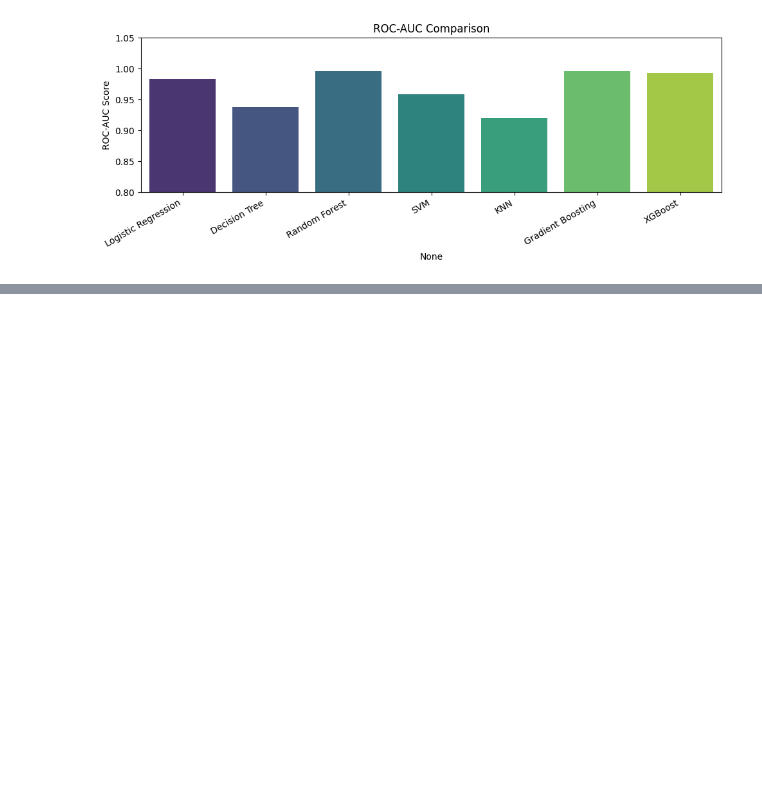
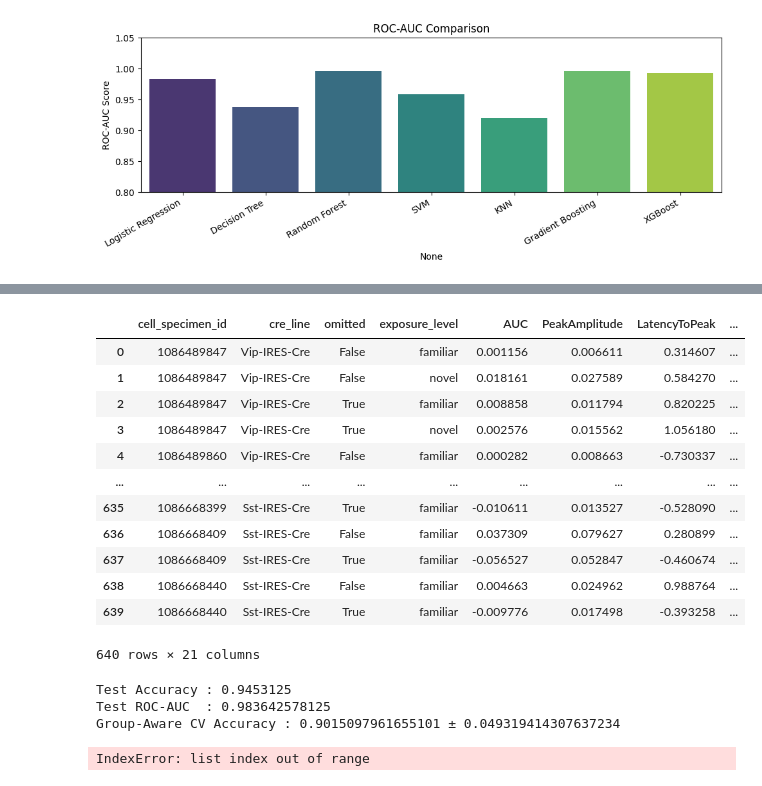
Before and after one commit to hosseindamavandi/NMA-Allen-Visual-Behavior-2p, a Jupyter notebook: ERP_Cell_Feature_Classification_Models.ipynb, the cells around one changed output, grey strips where cells are left out. Cells and saved outputs as stored; diff of their text form; code cells hidden in the pictures; blank space fills up the shorter version.

```diff
--- a/ERP_Cell_Feature_Classification_Models.ipynb
+++ b/ERP_Cell_Feature_Classification_Models.ipynb
@@ -800,0 +817,18 @@ Passing `palette` without assigning `hue` is deprecated and will be removed in v
+# %%
+df['mouse_id'] = df['cell_specimen_id'] // 1000   # سه رقم پایانی بُرش می‌خورَد
+# %%
+df
+# %% [output]
+|  | cell_specimen_id | cre_line | omitted | exposure_level | AUC | PeakAmplitude | LatencyToPeak | ... |
+| 0 | 1086489847 | Vip-IRES-Cre | False | familiar | 0.001156 | 0.006611 | 0.314607 | ... |
+| 1 | 1086489847 | Vip-IRES-Cre | False | novel | 0.018161 | 0.027589 | 0.584270 | ... |
+| 2 | 1086489847 | Vip-IRES-Cre | True | familiar | 0.008858 | 0.011794 | 0.820225 | ... |
+| 3 | 1086489847 | Vip-IRES-Cre | True | novel | 0.002576 | 0.015562 | 1.056180 | ... |
+| 4 | 1086489860 | Vip-IRES-Cre | False | familiar | 0.000282 | 0.008663 | -0.730337 | ... |
+| ... | ... | ... | ... | ... | ... | ... | ... | ... |
+| 635 | 1086668399 | Sst-IRES-Cre | True | familiar | -0.010611 | 0.013527 | -0.528090 | ... |
+| 636 | 1086668409 | Sst-IRES-Cre | False | familiar | 0.037309 | 0.079627 | 0.280899 | ... |
+| 637 | 1086668409 | Sst-IRES-Cre | True | familiar | -0.056527 | 0.052847 | -0.460674 | ... |
+| 638 | 1086668440 | Sst-IRES-Cre | False | familiar | 0.004663 | 0.024962 | 0.988764 | ... |
+| 639 | 1086668440 | Sst-IRES-Cre | True | familiar | -0.009776 | 0.017498 | -0.393258 | ... |
+640 rows × 21 columns
@@ -800,0 +873,57 @@ Passing `palette` without assigning `hue` is deprecated and will be removed in v
+# %%
+from sklearn.linear_model import LogisticRegression
+from sklearn.model_selection import cross_val_score
+from sklearn.metrics import (accuracy_score, precision_score, recall_score,
+                             f1_score, roc_auc_score)
+
+# ===== آموزش روی Train =====
+lr = LogisticRegression(max_iter=1000, random_state=42)
+lr.fit(X_train.select_dtypes(include=[np.number]), y_train)
+
+# ===== ارزیابی روی Test =====
+y_pred = lr.predict(X_test.select_dtypes(include=[np.number]))
+y_proba = lr.predict_proba(X_test.select_dtypes(include=[np.number]))[:, 1]
+
+print("Test Accuracy :", accuracy_score(y_test, y_pred))
+print("Test ROC-AUC  :", roc_auc_score(y_test, y_proba))
+
+# ===== Cross-Validation گروهی =====
+cv_scores = cross_val_score(
+    lr,
+    X_train.select_dtypes(include=[np.number]),
+    y_train,
+    cv=cv_strategy,
+    scoring='accuracy'
+)
+print("Group-Aware CV Accuracy :", cv_scores.mean(), "±", cv_scores.std())
+# %% [output]
+Test Accuracy : 0.9453125
+Test ROC-AUC  : 0.983642578125
+Group-Aware CV Accuracy : 0.9015097961655101 ± 0.049319414307637234
+# %%
+models = {
+    "Logistic Regression": LogisticRegression(max_iter=1000, random_state=42),
+    "Decision Tree":       DecisionTreeClassifier(random_state=42),
+    "Random Forest":       RandomForestClassifier(n_estimators=100, random_state=42),
+    "SVM":                 SVC(kernel='rbf', probability=True, random_state=42),
+    "KNN":                 KNeighborsClassifier(n_neighbors=5),
+    "Gradient Boosting":   GradientBoostingClassifier(random_state=42),
+    "XGBoost":             XGBClassifier(use_label_encoder=False,
+                                         eval_metric='logloss', random_state=42)
+}
+
+results = {}
+for name, model in models.items():
+    scores = cross_val_score(
+        model,
+        X_train.select_dtypes(include=[np.number]),
+        y_train,
+        cv=cv_strategy,
+        scoring='accuracy'
+    )
+    results[name] = (scores.mean(), scores.std())
+
+for k, v in results.items():
+    print(f"{k:20s}: {v[0]:.3f} ± {v[1]:.3f}")
+# %% [output]
+IndexError: list index out of range
```
Also changed, not shown: parts of 5 cells of this notebook.
